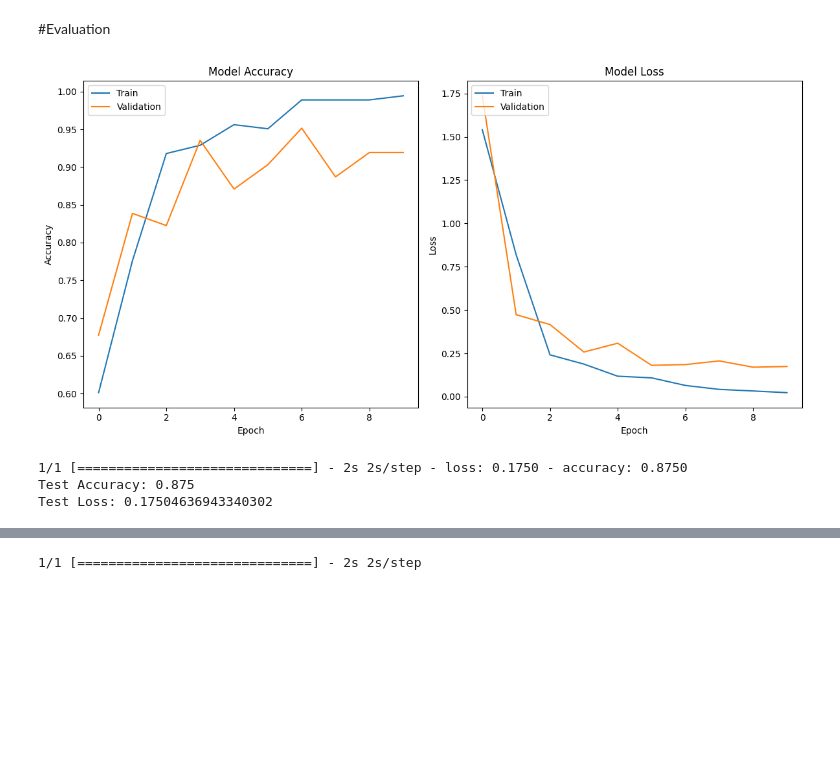
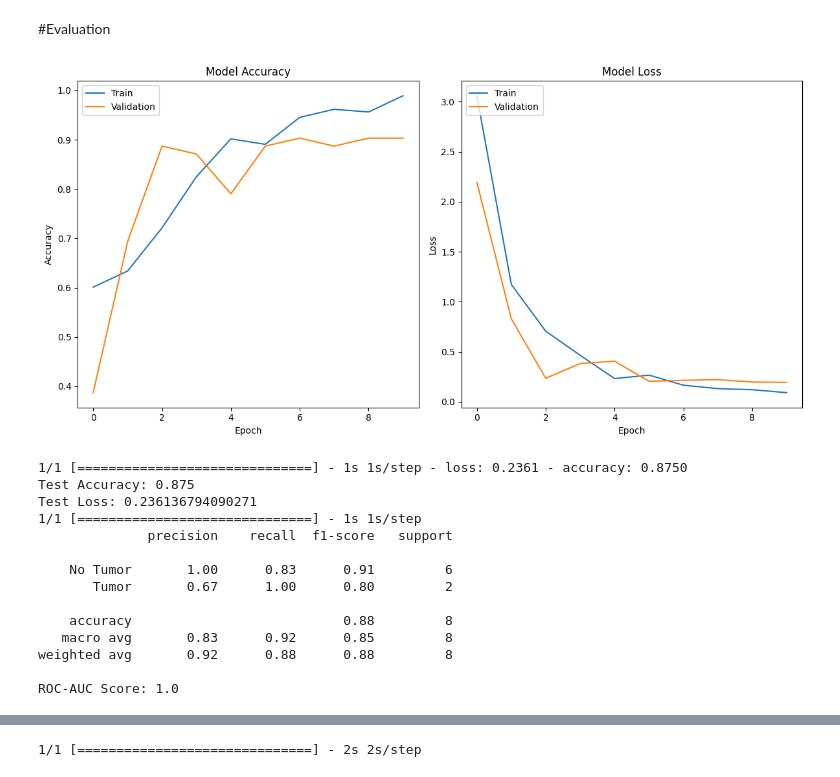
Before and after one commit to Bot1719744/Tumor-Classifier, a Jupyter notebook: ResNet.ipynb, the cells around one changed output, grey strips where cells are left out. Saved outputs shown, nothing was run; the diff lists cells and outputs as text; code cells hidden in the pictures; blank space fills up the shorter version.

Commit message:
Add a couple metrics

```diff
--- a/ResNet.ipynb
+++ b/ResNet.ipynb
@@ -165,7 +167,9 @@ predictions = Dense(1, activation='sigmoid')(x)
 model = Model(inputs=base_model.input, outputs=predictions)
 
 # Compile the model
-model.compile(optimizer=Adam(lr=0.0001), loss='binary_crossentropy', metrics=['accuracy'])
+model.compile(optimizer='adam',
+              loss='binary_crossentropy',
+              metrics=['accuracy', Precision(name='precision'), Recall(name='recall')])
 
 # Convert labels to numpy array for fitting
 import numpy as np
@@ -173,13 +177,13 @@ y_train = np.array(y_train)
 y_val = np.array(y_val)
 
 # Train the model
-history = model.fit(
-    x=np.array(X_train_pre),
-    y=y_train,
-    epochs=10,
-    batch_size=32,
-    validation_data=(np.array(X_val_pre), y_val)
-)
+history = model.fit(x=np.array(X_train_pre),
+                    y=np.array(y_train),
+                    epochs=10,
+                    batch_size=32,
+                    validation_data=(np.array(X_val_pre), np.array(y_val)),
+                    verbose=1)
+
 
 # Save the model
 model.save('/content/drive/MyDrive/brain_tumor_classifier.h5')
@@ -212,34 +213,57 @@ Epoch 10/10
 # %%
 import matplotlib.pyplot as plt
 
 # Summarize history for accuracy
 plt.figure(figsize=(12, 6))
 plt.subplot(1, 2, 1)
 plt.plot(history.history['accuracy'])
 plt.plot(history.history['val_accuracy'])
 plt.title('Model Accuracy')
 plt.ylabel('Accuracy')
 plt.xlabel('Epoch')
 plt.legend(['Train', 'Validation'], loc='upper left')
 
 # Summarize history for loss
 plt.subplot(1, 2, 2)
 plt.plot(history.history['loss'])
 plt.plot(history.history['val_loss'])
 plt.title('Model Loss')
 plt.ylabel('Loss')
 plt.xlabel('Epoch')
 plt.legend(['Train', 'Validation'], loc='upper left')
 
 plt.tight_layout()
 plt.show()
 
 # Evaluate the model on the test set
 test_loss, test_acc = model.evaluate(np.array(X_test_pre), np.array(y_test))
 print("Test Accuracy:", test_acc)
 print("Test Loss:", test_loss)
+
+# Make predictions
+y_pred = model.predict(np.array(X_test_pre))
+y_pred_binary = (y_pred > 0.5).astype(int)  # Convert probabilities to binary predictions
+
+# Calculate precision, recall, and F1-score
+report = classification_report(y_test, y_pred_binary, target_names=['No Tumor', 'Tumor'])
+print(report)
+
+# Calculate the ROC-AUC
+roc_auc = roc_auc_score(y_test, y_pred)
+print(f'ROC-AUC Score: {roc_auc}')
 # %% [output]
-[figure, old version]
+[figure, new version]
-1/1 [==============================] - 2s 2s/step - loss: 0.1750 - accuracy: 0.8750
+1/1 [==============================] - 1s 1s/step - loss: 0.2361 - accuracy: 0.8750
 Test Accuracy: 0.875
-Test Loss: 0.17504636943340302
+Test Loss: 0.236136794090271
+1/1 [==============================] - 1s 1s/step
+              precision    recall  f1-score   support
+
+    No Tumor       1.00      0.83      0.91         6
+       Tumor       0.67      1.00      0.80         2
+
+    accuracy                           0.88         8
+   macro avg       0.83      0.92      0.85         8
+weighted avg       0.92      0.88      0.88         8
+
+ROC-AUC Score: 1.0
```
Also changed, not shown: parts of 4 cells of this notebook.
